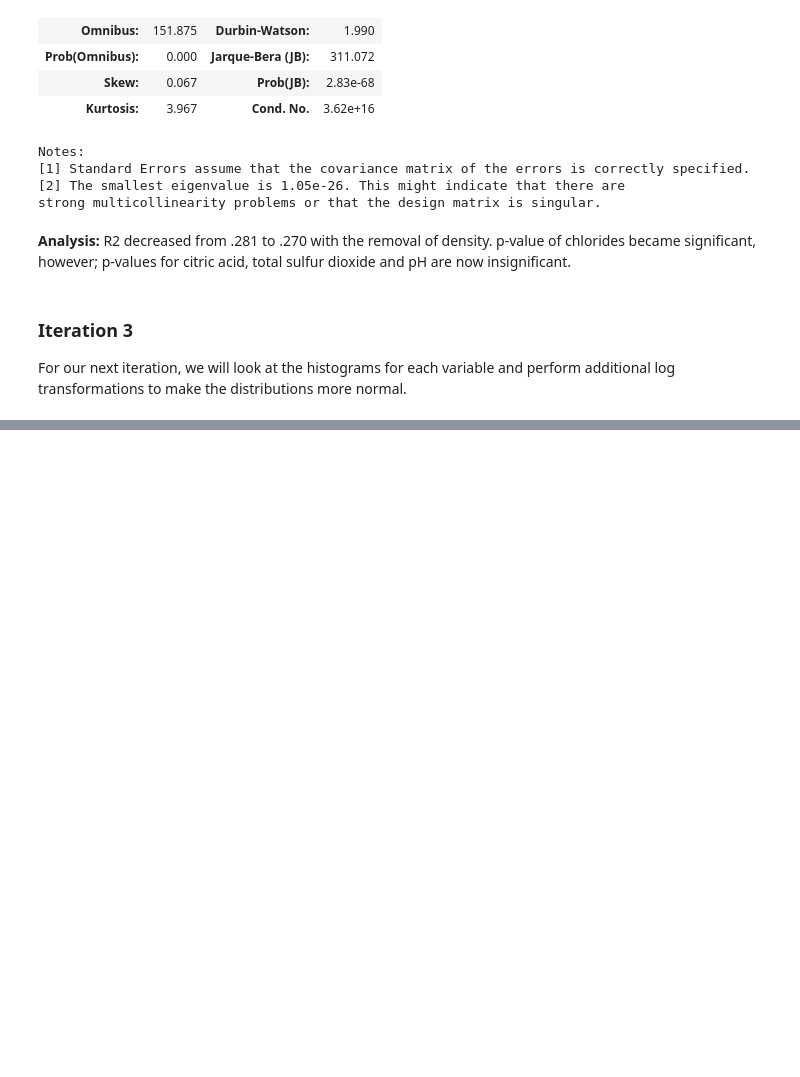
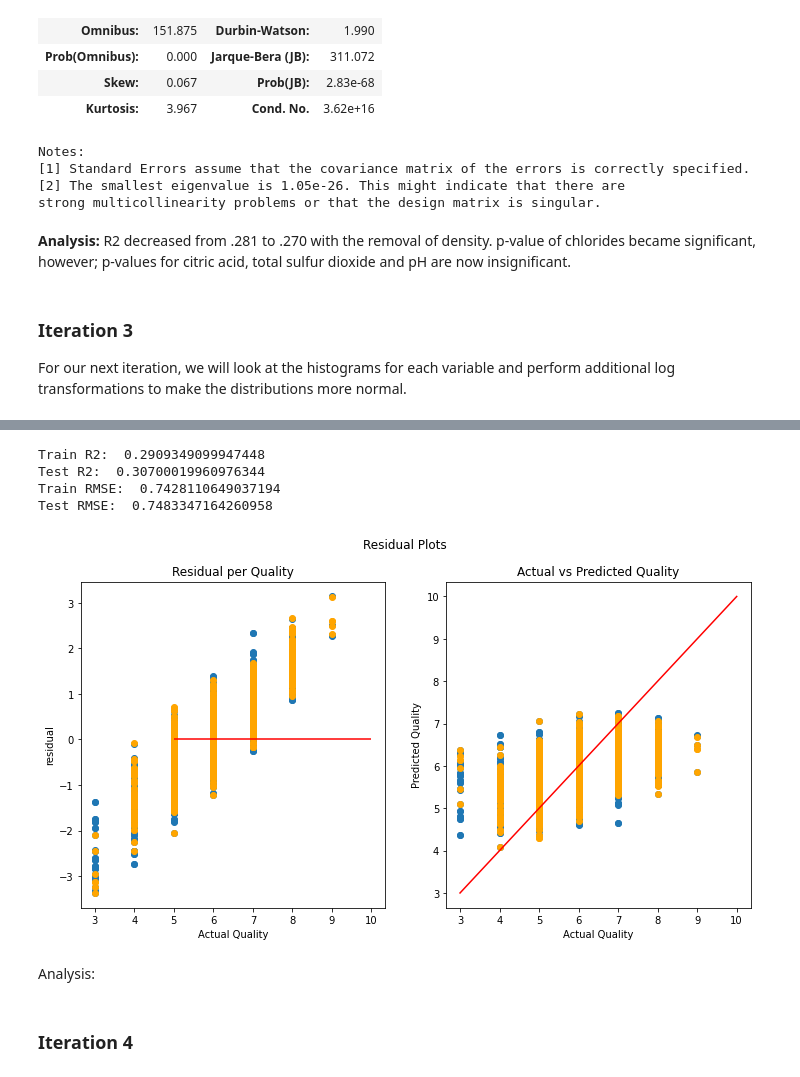
Before and after one commit to klsalcedo/red_wine_analysis, a Jupyter notebook: wine_regression_analysis.ipynb, the cells around one changed output, grey strips where cells are left out. Drawn from its saved outputs; the diff is of its cells as text; code cells hidden in the pictures; blank space fills up the shorter version.

```diff
--- a/wine_regression_analysis.ipynb
+++ b/wine_regression_analysis.ipynb
@@ -376,0 +399,38 @@ strong multicollinearity problems or that the design matrix is singular.
+# %%
+linreg = LinearRegression()
+linreg.fit(x_train, y_train)
+y_hat_train = linreg.predict(x_train)
+y_hat_test = linreg.predict(x_test)
+train_mse = mean_squared_error(y_train, y_hat_train)
+test_mse = mean_squared_error(y_test, y_hat_test)
+
+print("Train R2: ", linreg.score(x_train, y_train))
+print("Test R2: ", linreg.score(x_test, y_test))
+
+print("Train RMSE: ", train_mse**0.5)
+print("Test RMSE: ", test_mse**0.5)
+# %% [output]
+Train R2:  0.2909349099947448
+Test R2:  0.30700019960976344
+Train RMSE:  0.7428110649037194
+Test RMSE:  0.7483347164260958
+# %%
+fig, axes = plt.subplots(1, 2, figsize=(12, 6))
+fig.suptitle('Residual Plots')
+
+axes[0].scatter(y_train, y_train-y_hat_train)
+axes[0].scatter(y_test, y_test-y_hat_test, color='orange')
+axes[0].set(xlabel='Actual Quality', ylabel='residual', title='Residual per Quality')
+axes[0].hlines(0, xmin=5, xmax=10, colors='red')
+
+axes[1].scatter(y_train, y_hat_train)
+axes[1].scatter(y_test, y_hat_test, color='orange')
+axes[1].plot([3, 10], [3, 10], color='red', linestyle='-')
+axes[1].set(xlabel='Actual Quality', ylabel='Predicted Quality', title='Actual vs Predicted Quality')
+fig.show()
+# %% [output]
+[figure, added]
+# %% [markdown]
+Analysis:
+# %% [markdown]
+### Iteration 4
```
Also changed, not shown: parts of 19 cells of this notebook.
